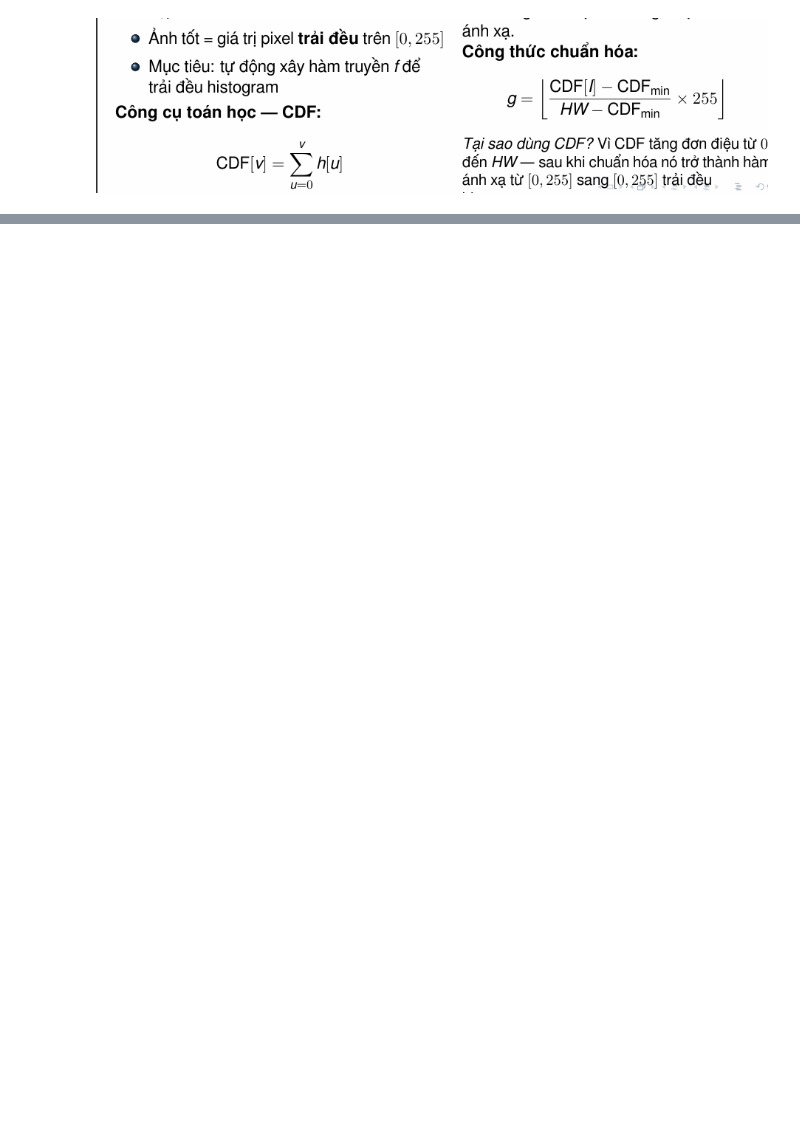
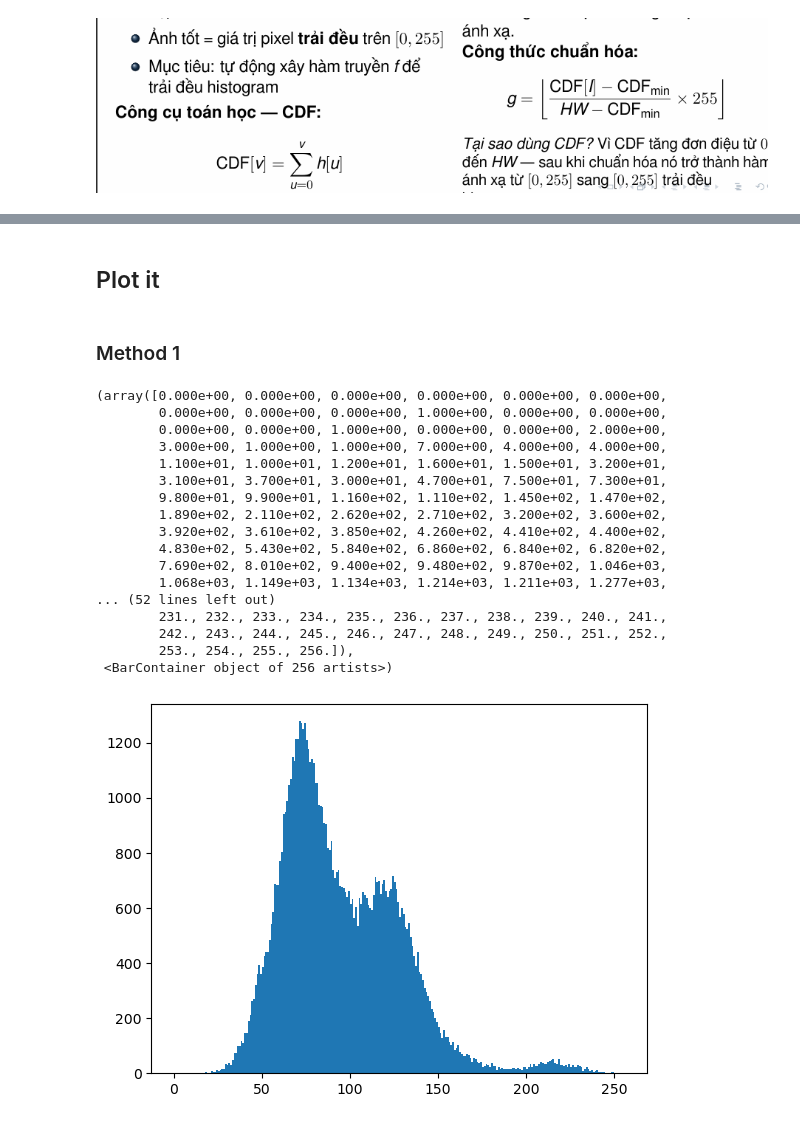
Before and after one commit to HoRa-W/ComputerVision, a Jupyter notebook: Histogram.ipynb, the cells around one changed output, grey strips where cells are left out. Saved outputs shown, nothing was run; the diff lists cells and outputs as text; code cells hidden in the pictures; blank space fills up the shorter version.

Commit message:
image test and Code for histogram

```diff
--- a/Histogram.ipynb
+++ b/Histogram.ipynb
@@ -6,0 +39,3 @@ import cv2
+# %%
+img = cv2.imread("H:\\HK1_2026-2027\\ComputerVision\\Code\\anhTest.jpg", cv2.IMREAD_GRAYSCALE)
+img
@@ -6,0 +62,4 @@ import cv2
+# %% [markdown]
+## Plot it
+# %% [markdown]
+### Method 1
@@ -6,0 +68,21 @@ import cv2
+# %%
+plt.hist(img.ravel(), 256, [0, 256])
+# %% [output]
+(array([0.000e+00, 0.000e+00, 0.000e+00, 0.000e+00, 0.000e+00, 0.000e+00,
+        0.000e+00, 0.000e+00, 0.000e+00, 1.000e+00, 0.000e+00, 0.000e+00,
+        0.000e+00, 0.000e+00, 1.000e+00, 0.000e+00, 0.000e+00, 2.000e+00,
+        3.000e+00, 1.000e+00, 1.000e+00, 7.000e+00, 4.000e+00, 4.000e+00,
+        1.100e+01, 1.000e+01, 1.200e+01, 1.600e+01, 1.500e+01, 3.200e+01,
+        3.100e+01, 3.700e+01, 3.000e+01, 4.700e+01, 7.500e+01, 7.300e+01,
+        9.800e+01, 9.900e+01, 1.160e+02, 1.110e+02, 1.450e+02, 1.470e+02,
+        1.890e+02, 2.110e+02, 2.620e+02, 2.710e+02, 3.200e+02, 3.600e+02,
+        3.920e+02, 3.610e+02, 3.850e+02, 4.260e+02, 4.410e+02, 4.400e+02,
+        4.830e+02, 5.430e+02, 5.840e+02, 6.860e+02, 6.840e+02, 6.820e+02,
+        7.690e+02, 8.010e+02, 9.400e+02, 9.480e+02, 9.870e+02, 1.046e+03,
+        1.068e+03, 1.149e+03, 1.134e+03, 1.214e+03, 1.211e+03, 1.277e+03,
+... (52 lines left out)
+        231., 232., 233., 234., 235., 236., 237., 238., 239., 240., 241.,
+        242., 243., 244., 245., 246., 247., 248., 249., 250., 251., 252.,
+        253., 254., 255., 256.]),
+ <BarContainer object of 256 artists>)
+[figure, added]
```
Also changed, not shown: parts of 13 cells of this notebook, 1 other file.
